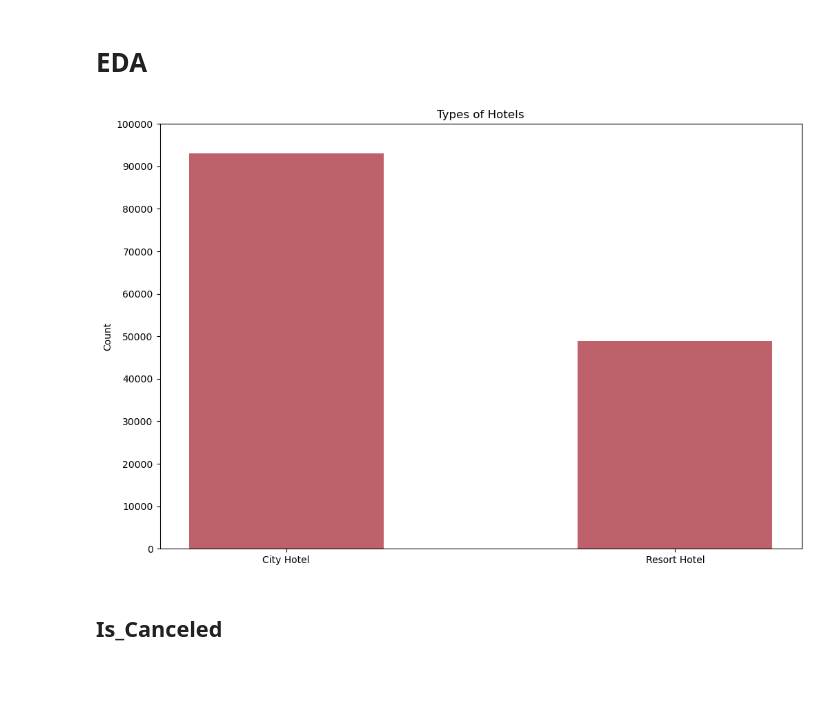
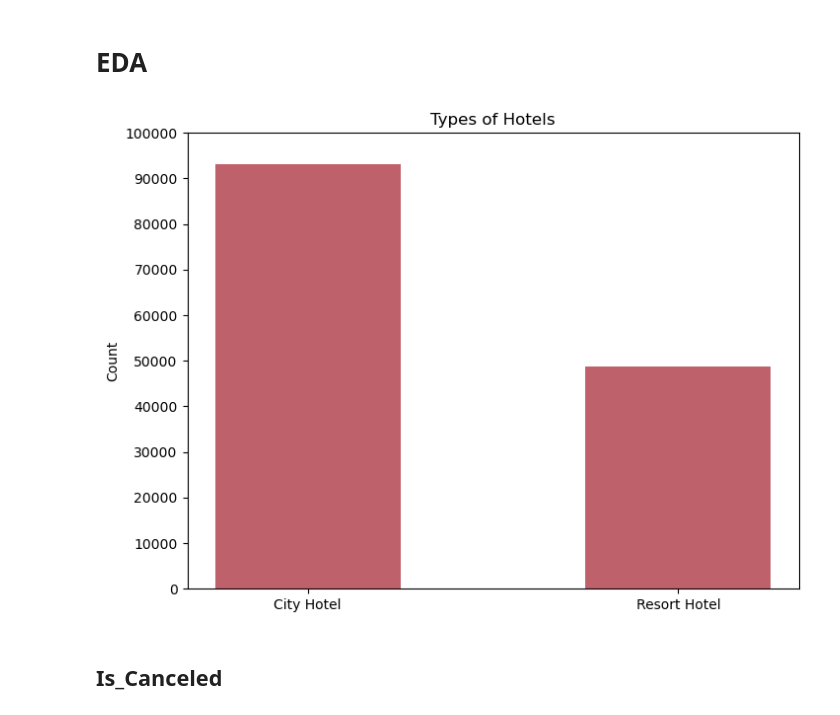
Before and after one commit to SMemic4/Hotels, a Jupyter notebook: notebooks/hotels.ipynb, the cells around one changed output. Drawn from its saved outputs; the diff is of its cells as text; code cells hidden in the pictures; blank space fills up the shorter version.

```diff
--- a/notebooks/hotels.ipynb
+++ b/notebooks/hotels.ipynb
@@ -173,16 +173,16 @@ hotel_df.fillna(value = 0, inplace = True)
 # %% [markdown]
 # EDA
 # %%
-plt.figure(figsize = (12,8))
+plt.figure(figsize = (8, 6))
 plt.bar(x = hotel_df['hotel'].value_counts().index, height = hotel_df['hotel'].value_counts().values, color = fav_cols[0], width = 0.5)
 plt.xlabel(xlabel = '')
 plt.ylabel(ylabel = 'Count')
 plt.yticks(ticks = list(range(0, 110000, 10000)))
 plt.title(label = 'Types of Hotels')
 plt.savefig(fname = os.path.join(os.getcwd(), 'outputs', 'visuals', 'Hotel_types'))
 plt.show();
 # %% [output]
-[figure, old version]
+[figure, new version]
 # %% [markdown]
 ##  Is_Canceled
 # %%
```
Also changed, not shown: parts of 12 cells of this notebook, 4 other files.
